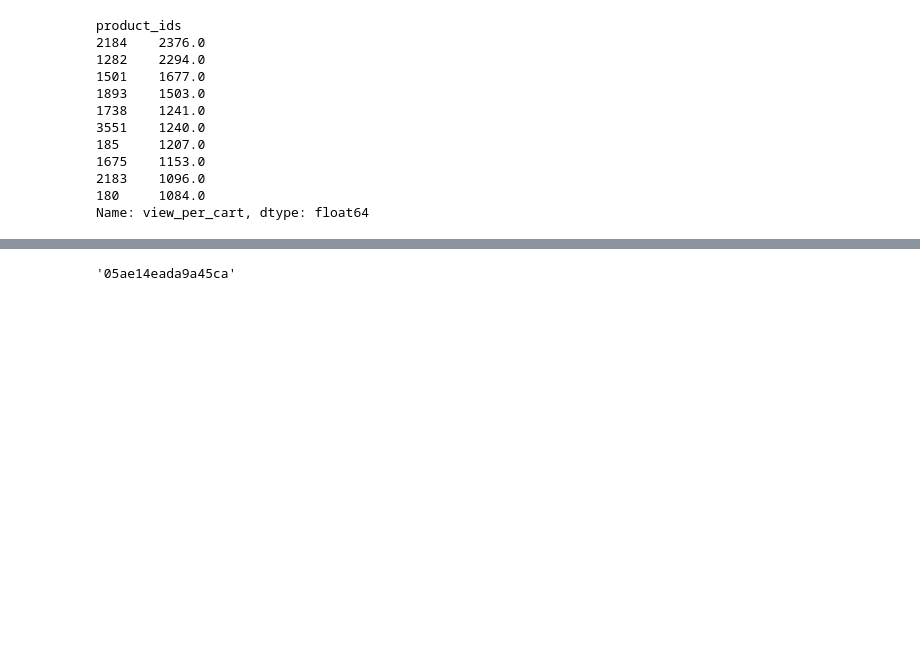
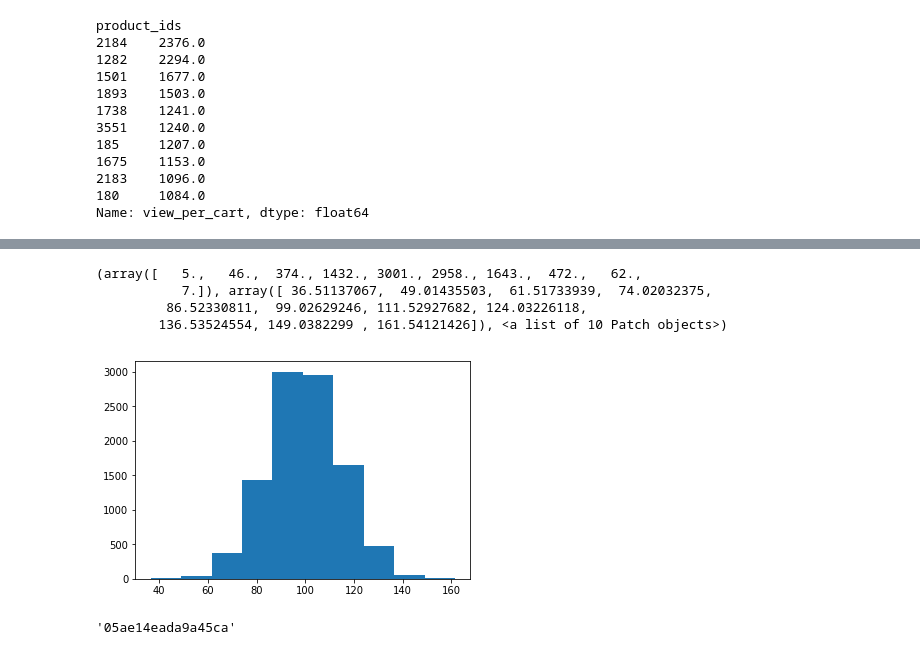
Before and after one commit to smortezahashemi/Ezako, a Jupyter notebook: Ezako Case Study.ipynb, the cells around one changed output, grey strips where cells are left out. Cells and saved outputs as stored; diff of their text form; code cells hidden in the pictures; blank space fills up the shorter version.

```diff
--- a/Ezako Case Study.ipynb
+++ b/Ezako Case Study.ipynb
@@ -211,3 +251,11 @@ Name: view_per_cart, dtype: float64
+# %%
+plt.hist(x)
+# %% [output]
+(array([   5.,   46.,  374., 1432., 3001., 2958., 1643.,  472.,   62.,
+           7.]), array([ 36.51137067,  49.01435503,  61.51733939,  74.02032375,
+         86.52330811,  99.02629246, 111.52927682, 124.03226118,
+        136.53524554, 149.0382299 , 161.54121426]), <a list of 10 Patch objects>)
+[figure, added]
 # %%
 #---------------------------OLDER CODES------------------
 # %%
```
Also changed, not shown: parts of 4 cells of this notebook.
